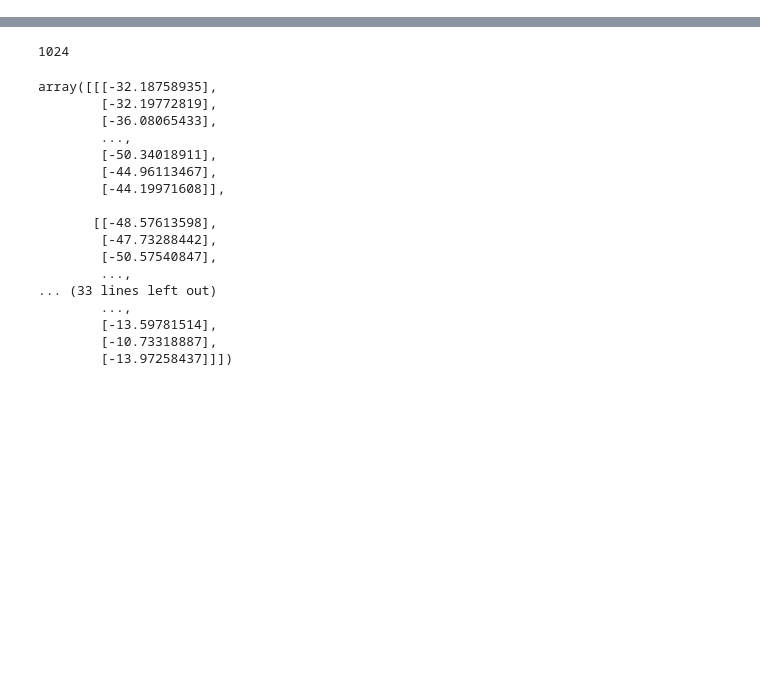
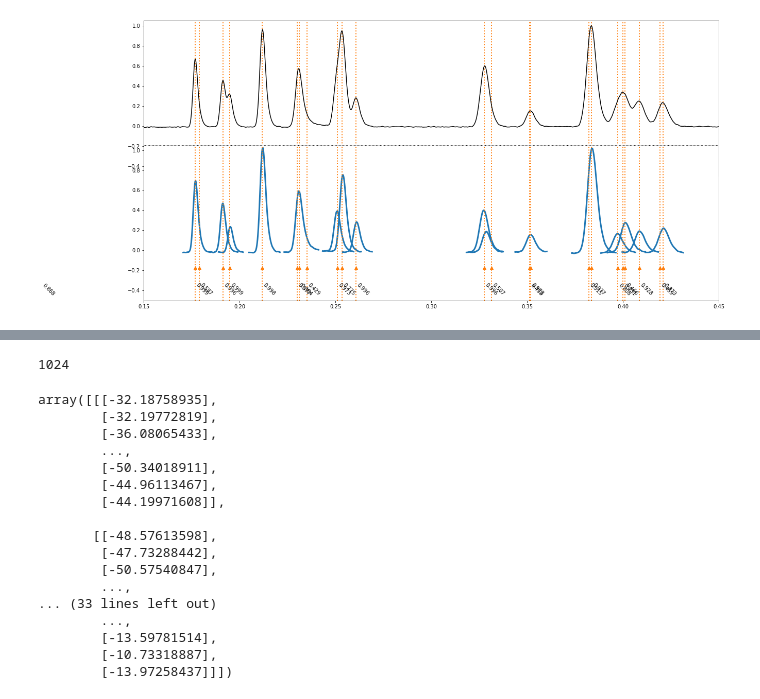
Before and after one commit to akensert/deep-learning-peak-detection, a Jupyter notebook: notebooks/01_convolutional-neural-network.ipynb, the cells around one changed output, grey strips where cells are left out. Saved outputs shown, nothing was run; the diff lists cells and outputs as text; code cells hidden in the pictures; blank space fills up the shorter version.

```diff
--- a/notebooks/01_convolutional-neural-network.ipynb
+++ b/notebooks/01_convolutional-neural-network.ipynb
@@ -237,3 +231,45 @@ def apply_interpolation(y, target_size):
     xnew = np.linspace(0, 1, target_size)
     ynew = f(xnew)
     return ynew
+# %%
+fig, axes = plt.subplots(2, 1, figsize=(20, 10))
+
+csv = pd.read_csv('../input/chrom_1/ISO_ALL_F10.CSV', header=None, sep='\t', encoding='utf-16')
+x = csv[1].values
+x = apply_interpolation(x, 16384)
+x_max = x.max()
+x = x[None, :, None] / x_max
+out = model.predict(x)[0]
+
+for c in glob.glob('../input/chrom_1/ISO_[0-9]*'):
+    csv = pd.read_csv(c, header=None, sep='\t', encoding='utf-16')
+    d = csv[1].values
+    d = apply_interpolation(d, 16384)
+    d = d / x_max
+    idx = np.where(d > 0.05)[0]
+    s, e = idx[0], idx[-1]
+    ex = 50 + int((100 * np.linspace(0, 1, 16384)[s]))
+    axes[1].plot(np.linspace(0, 1, 16384)[s-ex:e+ex], d[s-ex:e+ex], c='C0', linewidth=3)
+
+
+probs, locs, areas = label_encoder.decode(out, 0.4)
+for i, (p, l, a) in enumerate(zip(probs, locs, areas)):
+    axes[1].scatter(l, np.min(x)-0.15, marker='^', c=f'C1')
+    axes[1].text(x=l, y=-0.45, s=f'{p:.3f}', rotation=-45)
+    axes[1].axvline(l, c='C1', linestyle=':', linewidth=2)
+    axes[0].axvline(l, c='C1', linestyle=':', linewidth=2)
+
+axes[0].plot(np.linspace(0, 1, 16384), x[0, :, 0], c='black', linestyle='-')
+
+axes[0].set_xlim(0.15, 0.45)
+axes[1].set_xlim(0.15, 0.45)
+
+axes[0].tick_params(
+    axis='x', which='both', bottom=False, top=False, labelbottom=False)
+axes[1].spines['top'].set_visible(False)
+axes[1].axhline(1.05, c='black', linewidth=1, linestyle=':')
+axes[0].set_ylim(-0.5, 1.05)
+axes[1].set_ylim(-0.5, 1.05)
+plt.subplots_adjust(hspace=-0.2)
+# %% [output]
+[figure, added]
```
Also changed, not shown: parts of 16 cells of this notebook, 3 other files.
